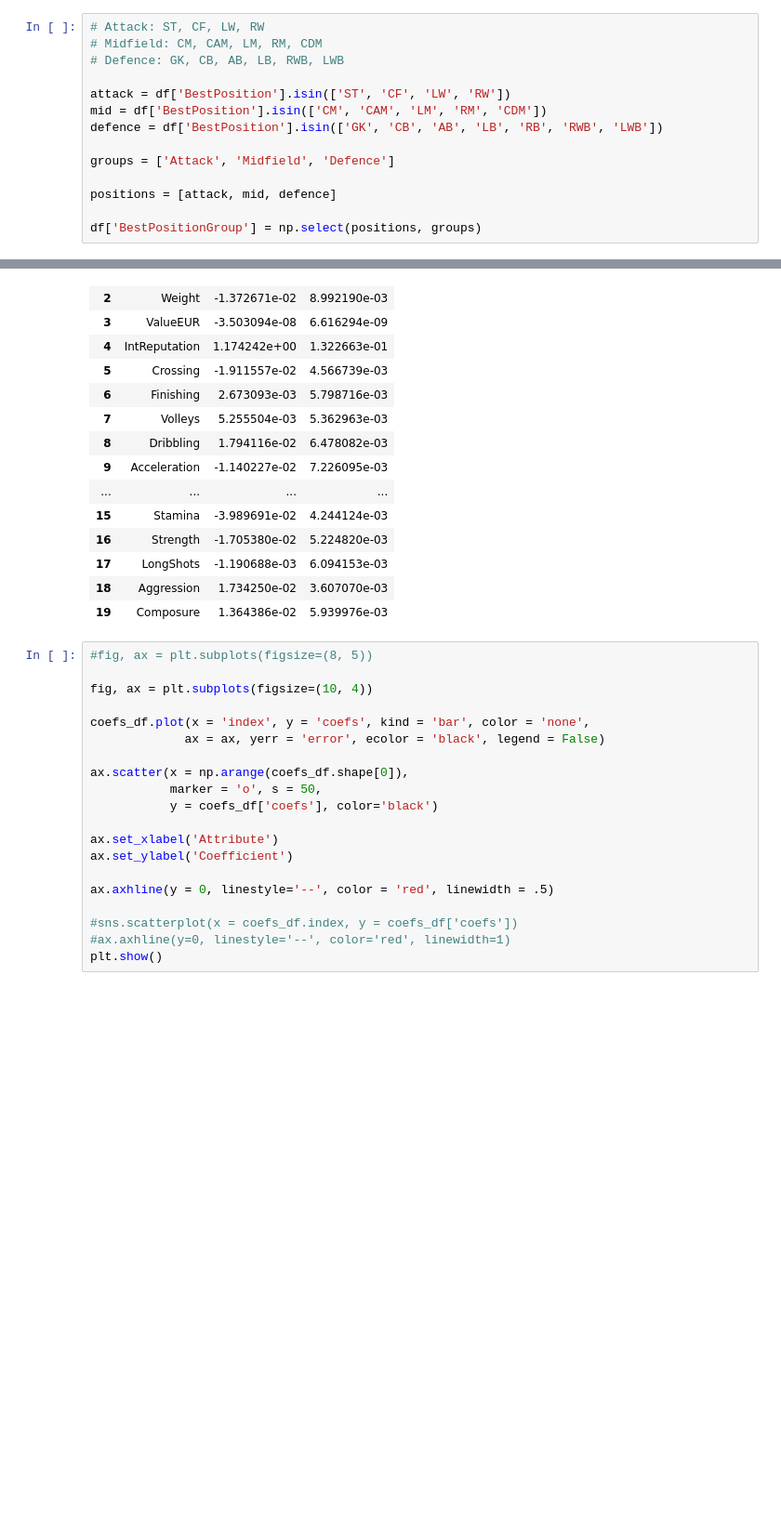
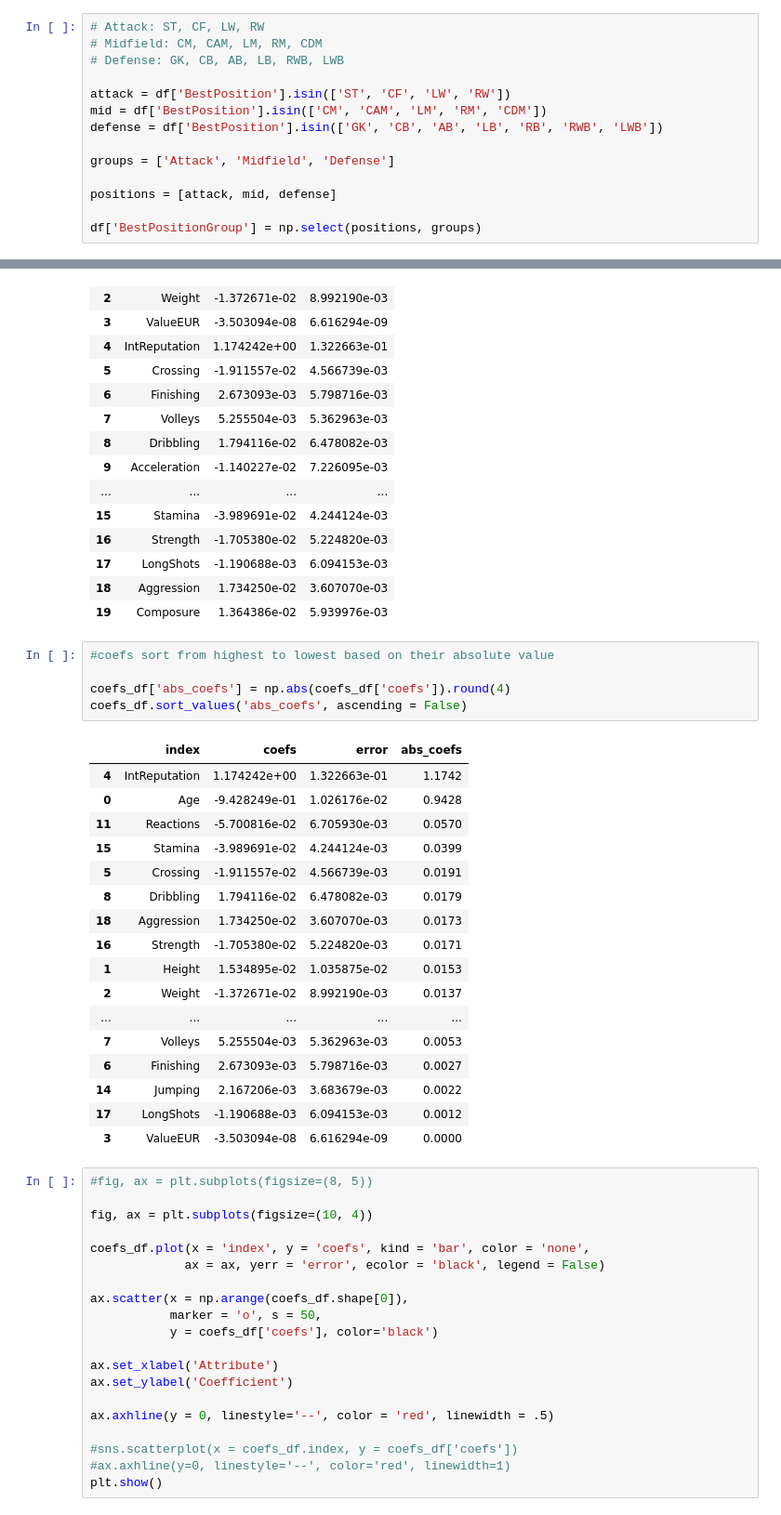
Before and after one commit to adegajew/fifa23players, a Jupyter notebook: fifa23_players_growth.ipynb, the cells around one changed output, grey strips where cells are left out. Shown at 93% size. Cells and saved outputs as stored; diff of their text form; blank space fills up the shorter version.

```diff
--- a/fifa23_players_growth.ipynb
+++ b/fifa23_players_growth.ipynb
@@ -118,15 +118,15 @@ To make the analysis easier let's group the positions into 3 categories: Attack,
 # %%
 # Attack: ST, CF, LW, RW
 # Midfield: CM, CAM, LM, RM, CDM
-# Defence: GK, CB, AB, LB, RWB, LWB
+# Defense: GK, CB, AB, LB, RWB, LWB
 
 attack = df['BestPosition'].isin(['ST', 'CF', 'LW', 'RW'])
 mid = df['BestPosition'].isin(['CM', 'CAM', 'LM', 'RM', 'CDM'])
-defence = df['BestPosition'].isin(['GK', 'CB', 'AB', 'LB', 'RB', 'RWB', 'LWB'])
+defense = df['BestPosition'].isin(['GK', 'CB', 'AB', 'LB', 'RB', 'RWB', 'LWB'])
 
-groups = ['Attack', 'Midfield', 'Defence']
+groups = ['Attack', 'Midfield', 'Defense']
 
-positions = [attack, mid, defence]
+positions = [attack, mid, defense]
 
 df['BestPositionGroup'] = np.select(positions, groups)
 # %%
@@ -228,6 +228,29 @@ coefs_df
 | 17 | LongShots | -1.190688e-03 | 6.094153e-03 |
 | 18 | Aggression | 1.734250e-02 | 3.607070e-03 |
 | 19 | Composure | 1.364386e-02 | 5.939976e-03 |
+# %%
+#coefs sort from highest to lowest based on their absolute value
+
+coefs_df['abs_coefs'] = np.abs(coefs_df['coefs']).round(4)
+coefs_df.sort_values('abs_coefs', ascending = False)
+# %% [output]
+|  | index | coefs | error | abs_coefs |
+| 4 | IntReputation | 1.174242e+00 | 1.322663e-01 | 1.1742 |
+| 0 | Age | -9.428249e-01 | 1.026176e-02 | 0.9428 |
+| 11 | Reactions | -5.700816e-02 | 6.705930e-03 | 0.0570 |
+| 15 | Stamina | -3.989691e-02 | 4.244124e-03 | 0.0399 |
+| 5 | Crossing | -1.911557e-02 | 4.566739e-03 | 0.0191 |
+| 8 | Dribbling | 1.794116e-02 | 6.478082e-03 | 0.0179 |
+| 18 | Aggression | 1.734250e-02 | 3.607070e-03 | 0.0173 |
+| 16 | Strength | -1.705380e-02 | 5.224820e-03 | 0.0171 |
+| 1 | Height | 1.534895e-02 | 1.035875e-02 | 0.0153 |
+| 2 | Weight | -1.372671e-02 | 8.992190e-03 | 0.0137 |
+| ... | ... | ... | ... | ... |
+| 7 | Volleys | 5.255504e-03 | 5.362963e-03 | 0.0053 |
+| 6 | Finishing | 2.673093e-03 | 5.798716e-03 | 0.0027 |
+| 14 | Jumping | 2.167206e-03 | 3.683679e-03 | 0.0022 |
+| 17 | LongShots | -1.190688e-03 | 6.094153e-03 | 0.0012 |
+| 3 | ValueEUR | -3.503094e-08 | 6.616294e-09 | 0.0000 |
 # %%
 #fig, ax = plt.subplots(figsize=(8, 5))
 
```
Also changed, not shown: parts of 5 cells of this notebook.
